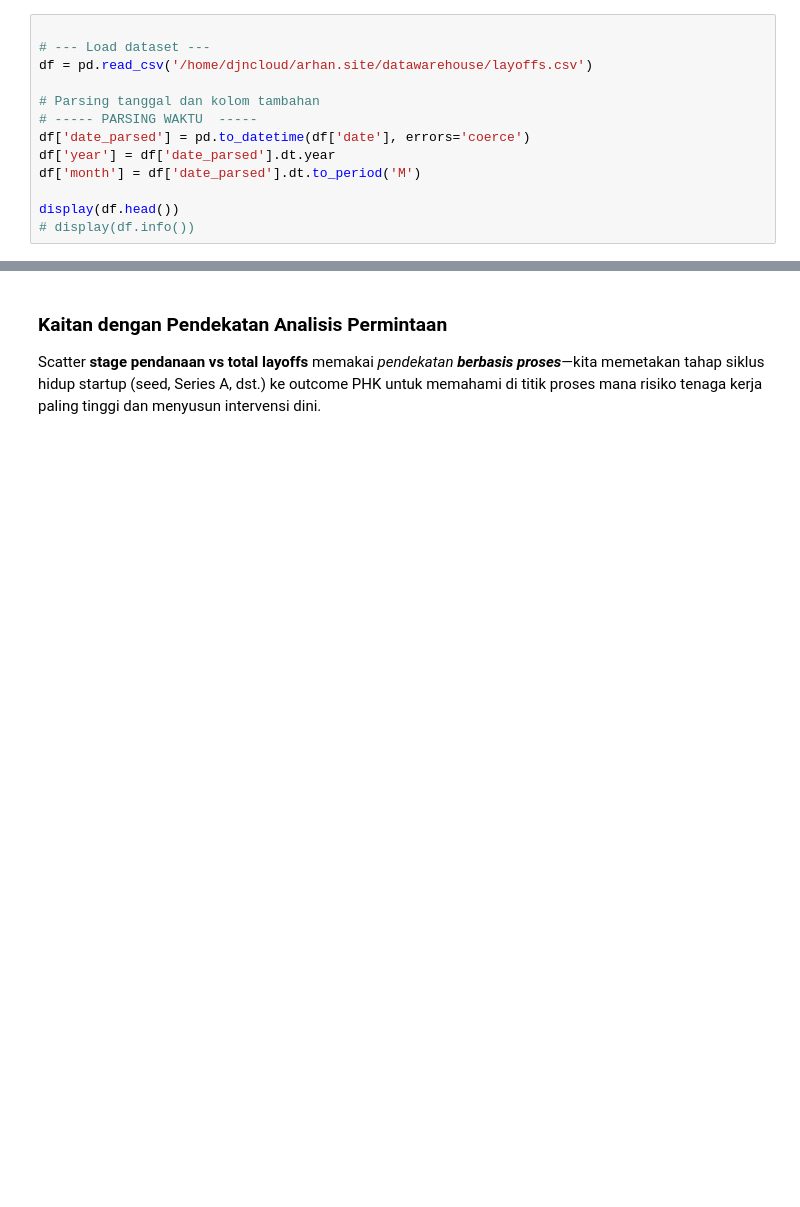
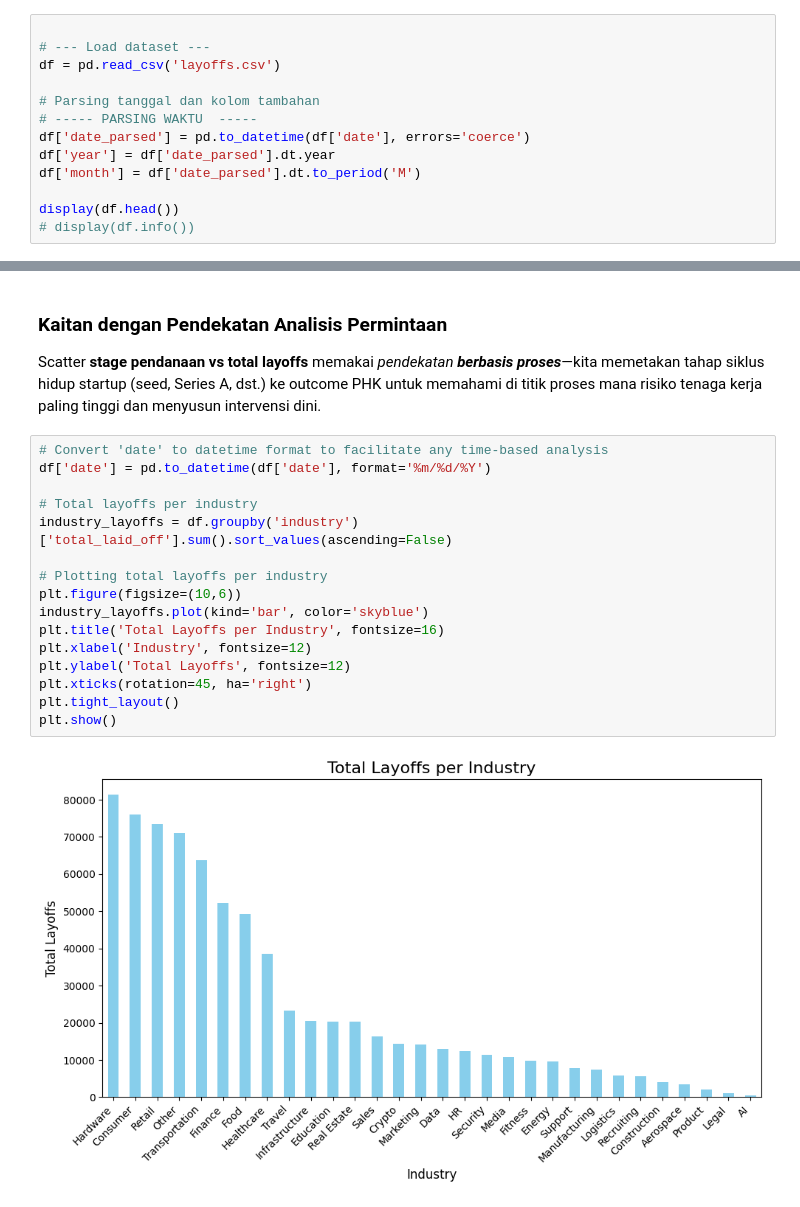
Before and after one commit to tiarazahira/datawarehouse, a Jupyter notebook: layoffs_visualization.ipynb, the cells around one changed output, grey strips where cells are left out. Saved outputs shown, nothing was run; the diff lists cells and outputs as text; blank space fills up the shorter version.

```diff
--- a/layoffs_visualization.ipynb
+++ b/layoffs_visualization.ipynb
@@ -33,7 +33,7 @@ plt.rcParams['figure.figsize'] = (10,6)
 # %%
 
 # --- Load dataset ---
-df = pd.read_csv('/home/djncloud/arhan.site/datawarehouse/layoffs.csv')
+df = pd.read_csv('layoffs.csv')
 
 # Parsing tanggal dan kolom tambahan
 # ----- PARSING WAKTU  -----
@@ -122,3 +122,21 @@ plt.show()
 # %% [markdown]
 ### Kaitan dengan Pendekatan Analisis Permintaan
 Scatter **stage pendanaan vs total layoffs** memakai *pendekatan **berbasis proses***—kita memetakan tahap siklus hidup startup (seed, Series A, dst.) ke outcome PHK untuk memahami di titik proses mana risiko tenaga kerja paling tinggi dan menyusun intervensi dini.
+# %%
+# Convert 'date' to datetime format to facilitate any time-based analysis
+df['date'] = pd.to_datetime(df['date'], format='%m/%d/%Y')
+
+# Total layoffs per industry
+industry_layoffs = df.groupby('industry')['total_laid_off'].sum().sort_values(ascending=False)
+
+# Plotting total layoffs per industry
+plt.figure(figsize=(10,6))
+industry_layoffs.plot(kind='bar', color='skyblue')
+plt.title('Total Layoffs per Industry', fontsize=16)
+plt.xlabel('Industry', fontsize=12)
+plt.ylabel('Total Layoffs', fontsize=12)
+plt.xticks(rotation=45, ha='right')
+plt.tight_layout()
+plt.show()
+# %% [output]
+[figure, added]
```
Also changed, not shown: parts of 1 cell of this notebook.
